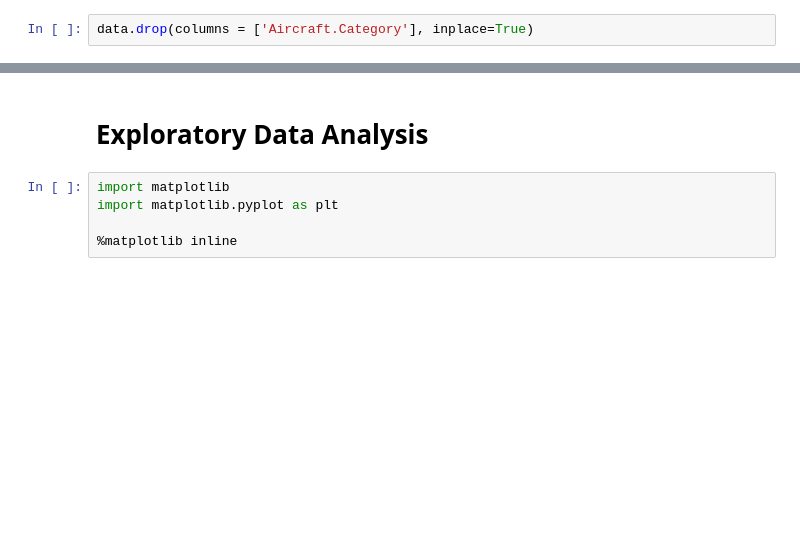
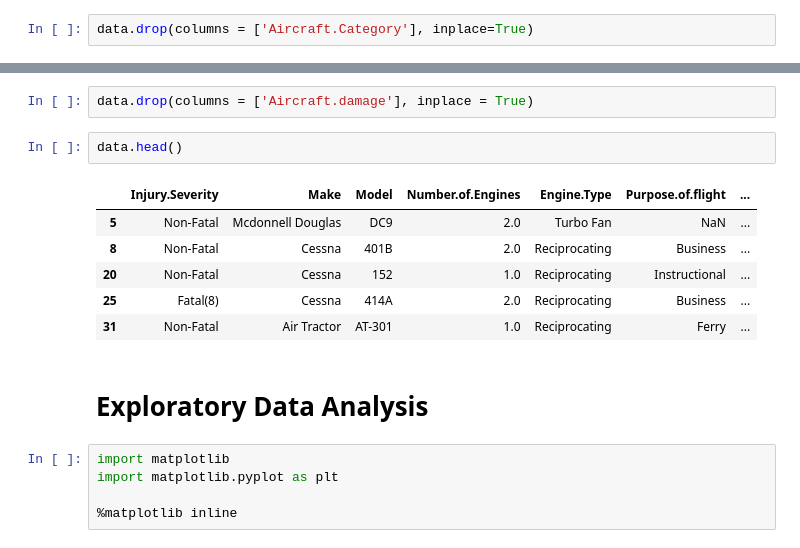
Before and after one commit to sfp13VA/Phase_1_Project, a Jupyter notebook: notebook.ipynb, the cells around one changed output, grey strips where cells are left out. Cells and saved outputs as stored; diff of their text form; blank space fills up the shorter version.

```diff
--- a/notebook.ipynb
+++ b/notebook.ipynb
@@ -371,3 +383,14 @@ memory usage: 8.3+ MB
+# %%
+data.drop(columns = ['Aircraft.damage'], inplace = True)
+# %%
+data.head()
+# %% [output]
+|  | Injury.Severity | Make | Model | Number.of.Engines | Engine.Type | Purpose.of.flight | ... |
+| 5 | Non-Fatal | Mcdonnell Douglas | DC9 | 2.0 | Turbo Fan | NaN | ... |
+| 8 | Non-Fatal | Cessna | 401B | 2.0 | Reciprocating | Business | ... |
+| 20 | Non-Fatal | Cessna | 152 | 1.0 | Reciprocating | Instructional | ... |
+| 25 | Fatal(8) | Cessna | 414A | 2.0 | Reciprocating | Business | ... |
+| 31 | Non-Fatal | Air Tractor | AT-301 | 1.0 | Reciprocating | Ferry | ... |
 # %% [markdown]
 # Exploratory Data Analysis
 # %%
```
Also changed, not shown: parts of 17 cells of this notebook.
